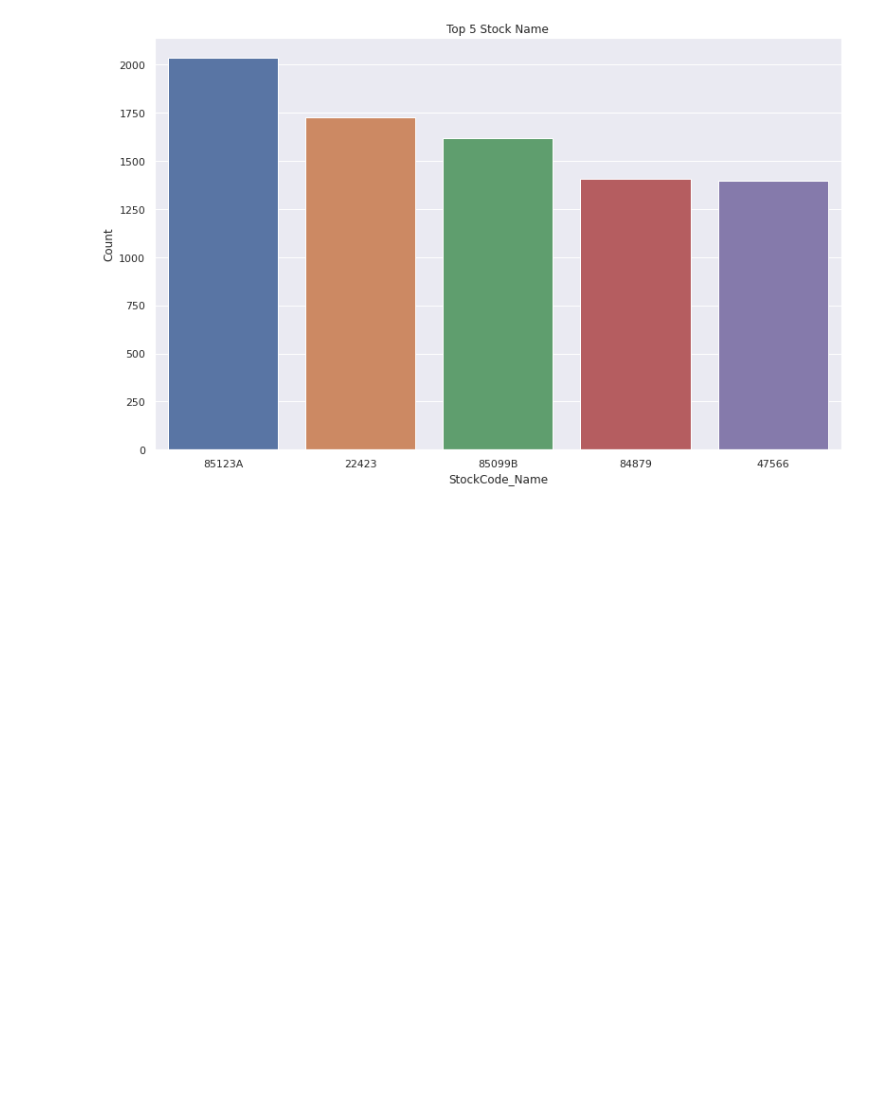
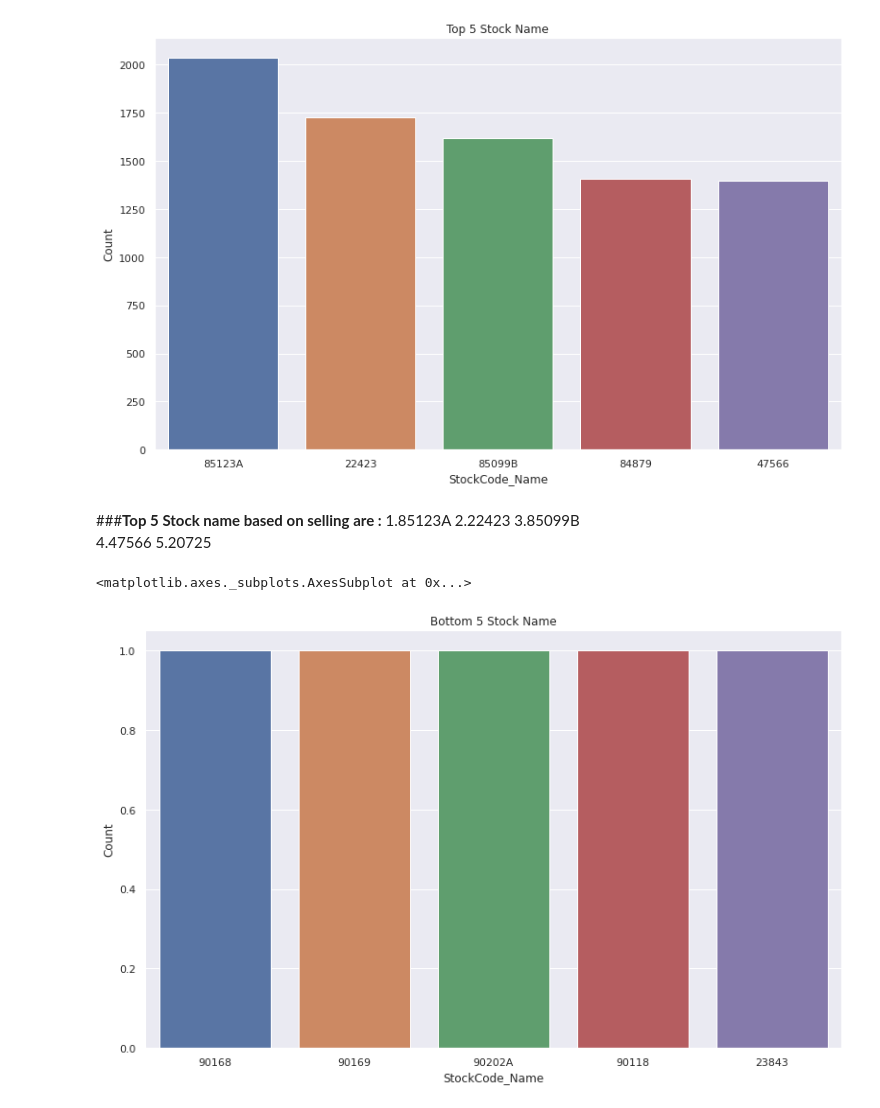
Before and after one commit to Sarthak-Gupta17/Online-Retail-customer-segmentation, a Jupyter notebook: Online_Retail_customer_segmentation.ipynb, the cells around one changed output. Saved outputs shown, nothing was run; the diff lists cells and outputs as text; code cells hidden in the pictures; blank space fills up the shorter version.

```diff
--- a/Online_Retail_customer_segmentation.ipynb
+++ b/Online_Retail_customer_segmentation.ipynb
@@ -41,6 +41,6 @@ Drive already mounted at /content/drive; to attempt to forcibly remount, call dr
 # %%
 #Load the dataset
-df=pd.read_excel('/content/drive/MyDrive/online retail customer segmentation excel/0.Online Retail.xlsx')
+df=pd.read_excel('/content/drive/MyDrive/Customer segmentation project/Copy of Copy of 0.Online Retail.xlsx')
 # %%
 df.head()
 # %% [output]
@@ -223,3 +223,17 @@ sns.barplot(x='StockCode_Name',y='Count',data=StockCode_df[:5])
 # %% [output]
 <matplotlib.axes._subplots.AxesSubplot at 0x...>
 [figure]
+# %% [markdown]
+###**Top 5 Stock name based on selling are :**
+    1.85123A
+    2.22423
+    3.85099B
+    4.47566
+    5.20725
+# %%
+plt.figure(figsize=(13,8))
+plt.title('Bottom 5 Stock Name')
+sns.barplot(x='StockCode_Name',y='Count',data=StockCode_df[-5:])
+# %% [output]
+<matplotlib.axes._subplots.AxesSubplot at 0x...>
+[figure, added]
```
Also changed, not shown: parts of 72 cells of this notebook.
